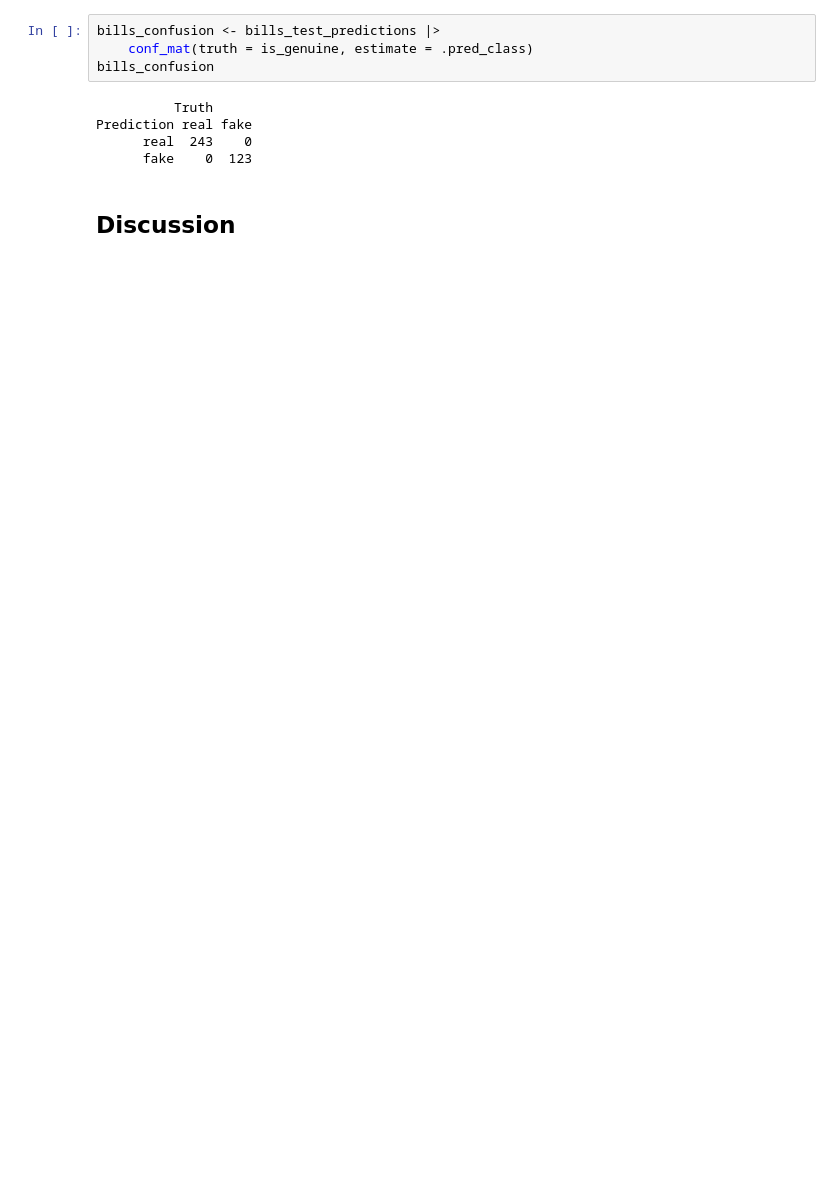
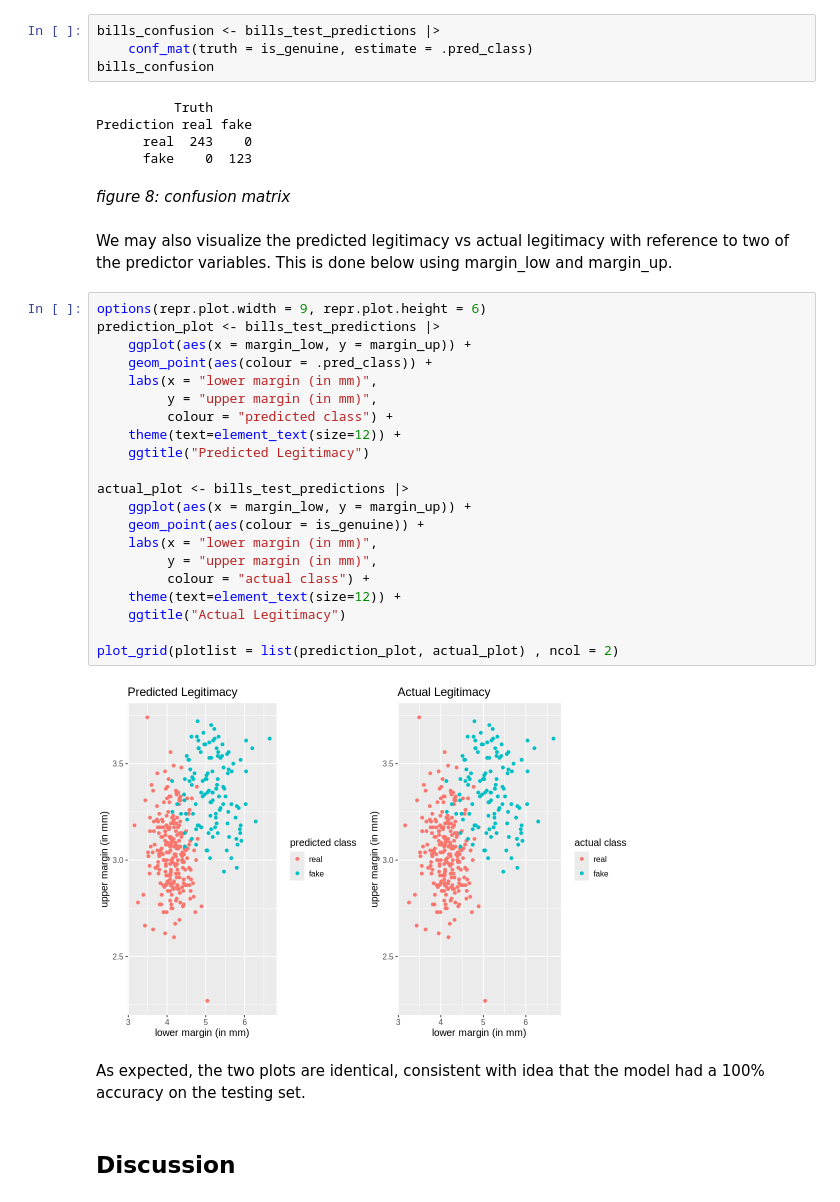
Before and after one commit to heeyachung/dsci-group-14-, a Jupyter notebook: report.ipynb, the cells around one changed output. Drawn from its saved outputs; the diff is of its cells as text; blank space fills up the shorter version.

```diff
--- a/report.ipynb
+++ b/report.ipynb
@@ -270,6 +301,35 @@ bills_confusion
 Prediction real fake
       real  243    0
       fake    0  123
+# %% [markdown]
+*figure 8: confusion matrix*
+# %% [markdown]
+We may also visualize the predicted legitimacy vs actual legitimacy with reference to two of the predictor variables. This is done below using margin_low and margin_up.
+# %%
+options(repr.plot.width = 9, repr.plot.height = 6)
+prediction_plot <- bills_test_predictions |>
+    ggplot(aes(x = margin_low, y = margin_up)) +
+    geom_point(aes(colour = .pred_class)) +
+    labs(x = "lower margin (in mm)",
+         y = "upper margin (in mm)",
+         colour = "predicted class") +
+    theme(text=element_text(size=12)) +
+    ggtitle("Predicted Legitimacy")
+
+actual_plot <- bills_test_predictions |>
+    ggplot(aes(x = margin_low, y = margin_up)) +
+    geom_point(aes(colour = is_genuine)) +
+    labs(x = "lower margin (in mm)",
+         y = "upper margin (in mm)",
+         colour = "actual class") +
+    theme(text=element_text(size=12)) +
+    ggtitle("Actual Legitimacy")
+
+plot_grid(plotlist = list(prediction_plot, actual_plot) , ncol = 2)
+# %% [output]
+[figure, added]
+# %% [markdown]
+As expected, the two plots are identical, consistent with idea that the model had a 100% accuracy on the testing set.
 # %% [markdown]
 ## Discussion
 # %% [markdown]
```
Also changed, not shown: parts of 27 cells of this notebook.
